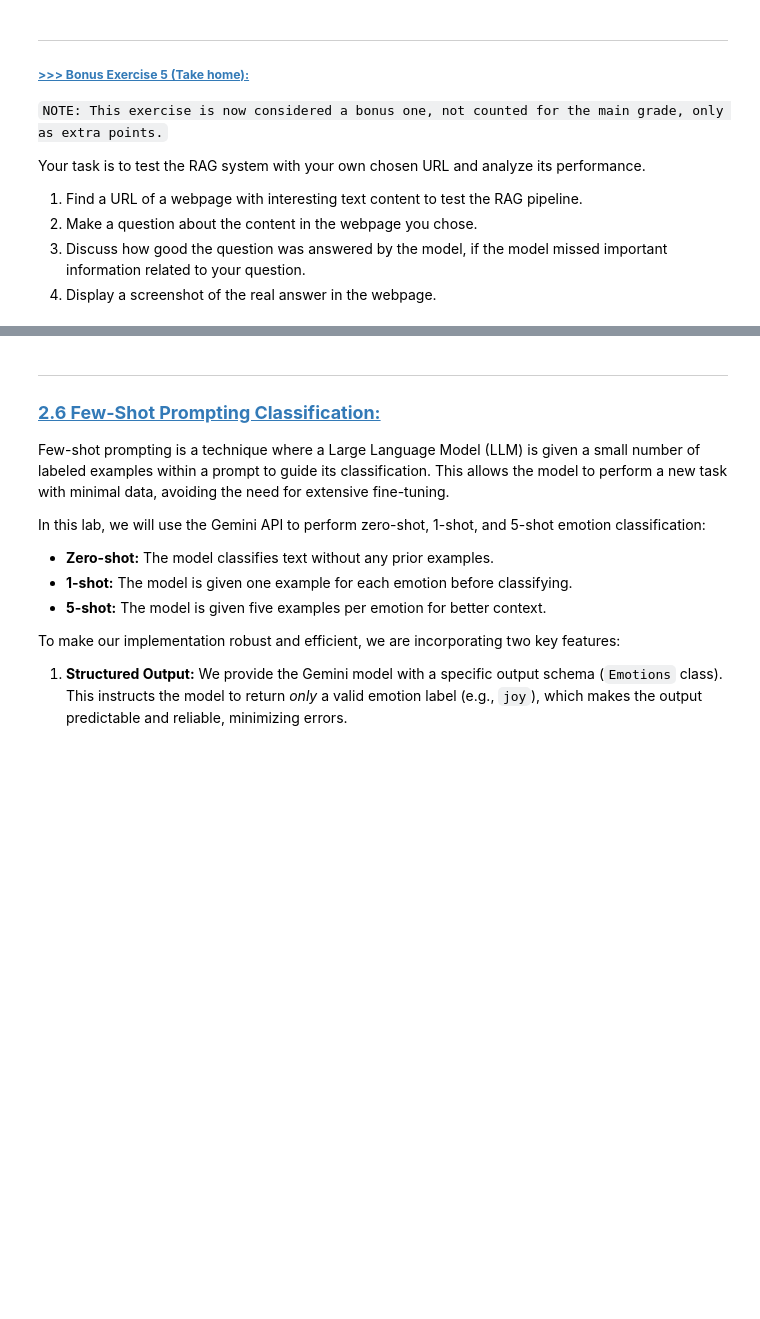
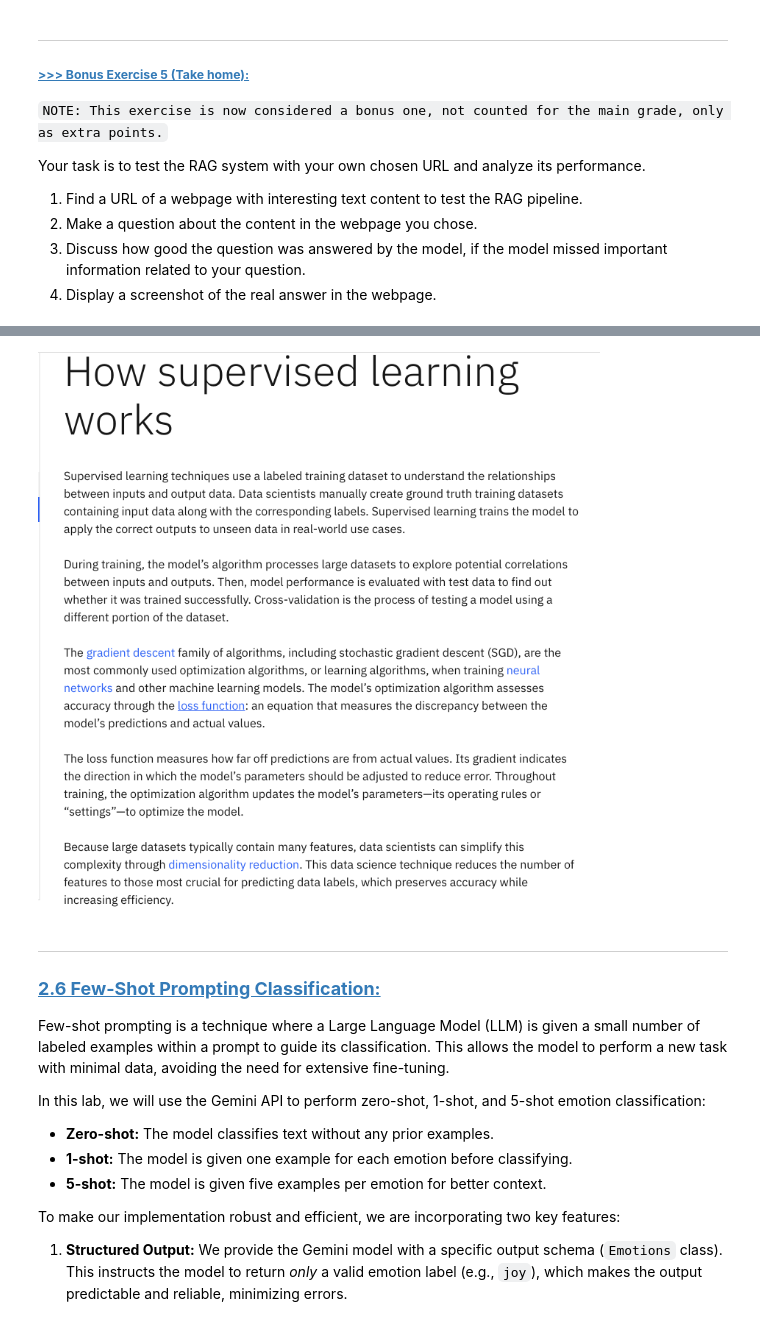
Before and after one commit to krdaryad/DM2025-Lab2-Exercise, a Jupyter notebook: DM2025-Lab2-Master-Phase_2_Main.ipynb, the cells around one changed output, grey strips where cells are left out. Saved outputs shown, nothing was run; the diff lists cells and outputs as text; code cells hidden in the pictures; blank space fills up the shorter version.

```diff
--- a/DM2025-Lab2-Master-Phase_2_Main.ipynb
+++ b/DM2025-Lab2-Master-Phase_2_Main.ipynb
@@ -1540,3 +1643,8 @@ chunking strategies can improve performance.
+# %%
+from IPython.display import Image, display
+display(Image(filename='pics/Screenshot.png', width=800))
+# %% [output]
+[figure, added]
 # %% [markdown]
 ---
 ### <a id='toc1_5_10_'></a>[**2.6 Few-Shot Prompting Classification:**](#toc0_)
```
Also changed, not shown: parts of 7 cells of this notebook, 2 other files.
